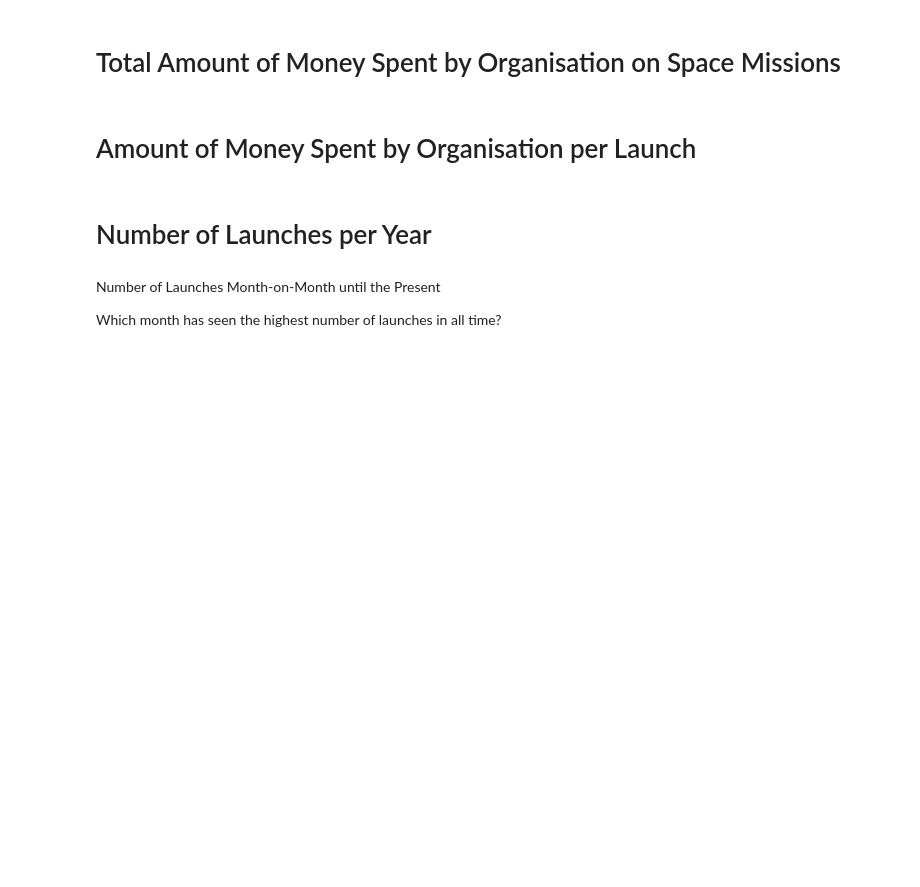
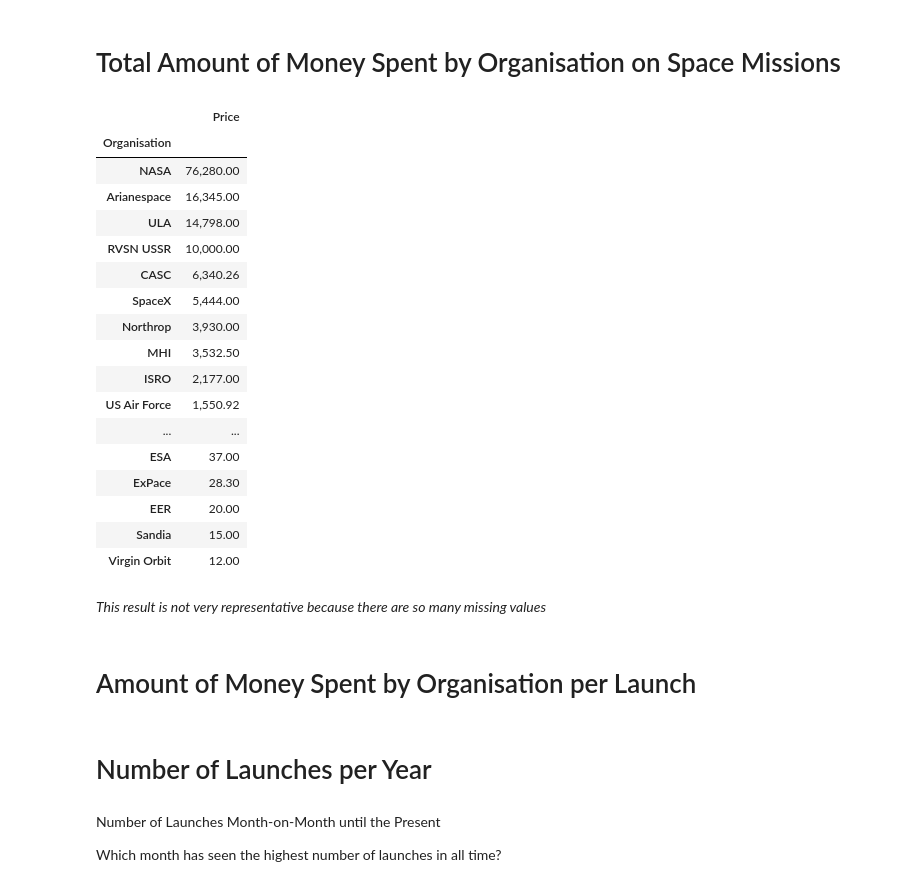
Before and after one commit to felixschwebel/SpaceMissionsAnalysis, a Jupyter notebook: SpaceMissionsAnalysis.ipynb, the cells around one changed output. Saved outputs shown, nothing was run; the diff lists cells and outputs as text; code cells hidden in the pictures; blank space fills up the shorter version.

Commit message:
total spent by organisation on missions

```diff
--- a/SpaceMissionsAnalysis.ipynb
+++ b/SpaceMissionsAnalysis.ipynb
@@ -383,6 +383,29 @@ sunburst_chart.show()
 [interactive output not drawn]
 # %% [markdown]
 # Total Amount of Money Spent by Organisation on Space Missions
+# %%
+cleaned_df.groupby('Organisation').sum('Price').sort_values(by='Price', ascending=False)
+# %% [output]
+|  | Price |
+| Organisation |  |
+| NASA | 76,280.00 |
+| Arianespace | 16,345.00 |
+| ULA | 14,798.00 |
+| RVSN USSR | 10,000.00 |
+| CASC | 6,340.26 |
+| SpaceX | 5,444.00 |
+| Northrop | 3,930.00 |
+| MHI | 3,532.50 |
+| ISRO | 2,177.00 |
+| US Air Force | 1,550.92 |
+| ... | ... |
+| ESA | 37.00 |
+| ExPace | 28.30 |
+| EER | 20.00 |
+| Sandia | 15.00 |
+| Virgin Orbit | 12.00 |
+# %% [markdown]
+*This result is not very representative because there are so many missing values*
 # %% [markdown]
 # Amount of Money Spent by Organisation per Launch
 # %% [markdown]
```
